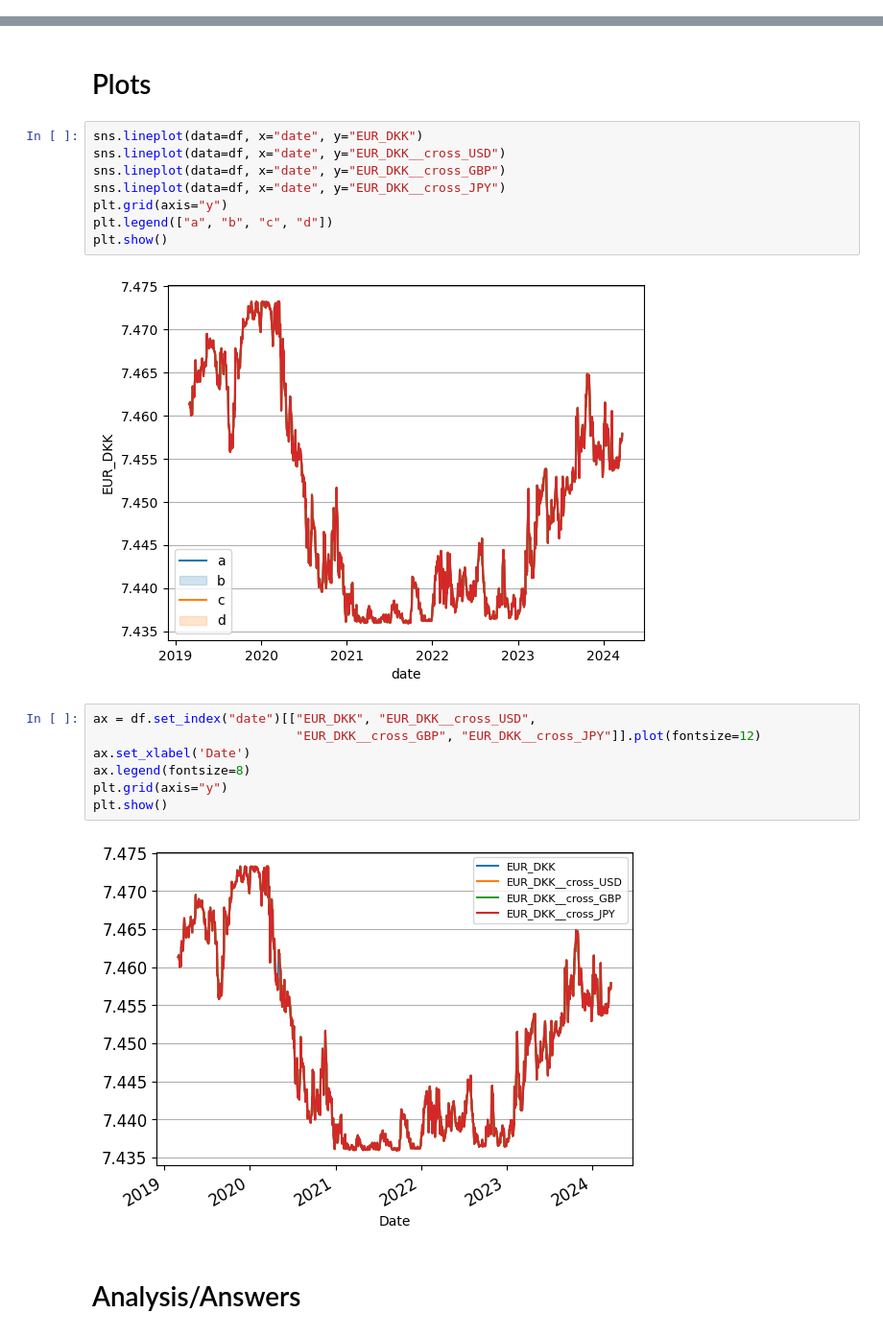
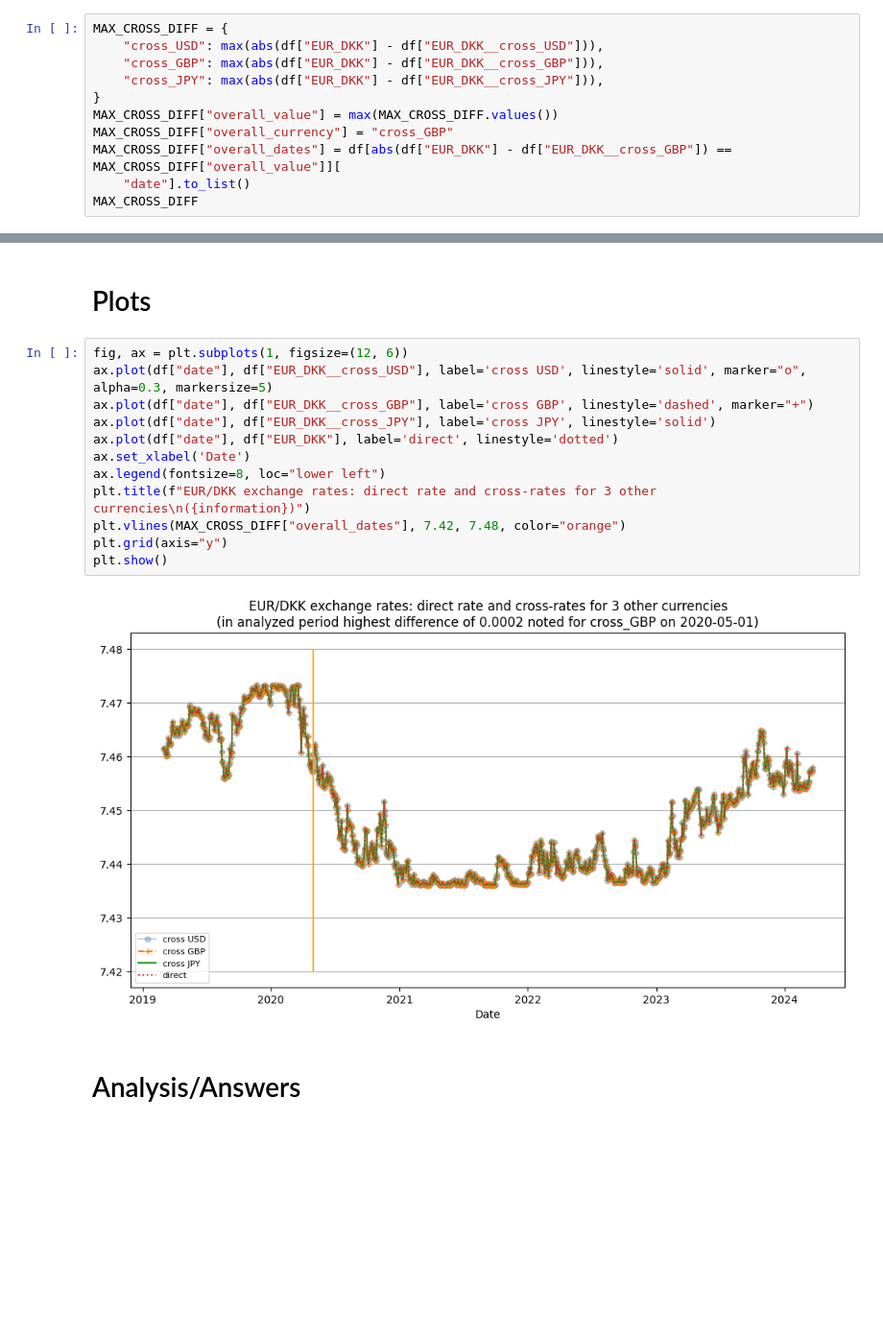
Before and after one commit to jkaniamorales/case-studies, a Jupyter notebook: src/analysis/Python_Exercise1.ipynb, the cells around one changed output, grey strips where cells are left out. Shown at 96% size. Cells and saved outputs as stored; diff of their text form; blank space fills up the shorter version.

```diff
--- a/src/analysis/Python_Exercise1.ipynb
+++ b/src/analysis/Python_Exercise1.ipynb
@@ -11,0 +25,11 @@ df = pd.read_parquet(RATES_FINAL)
+# %%
+MAX_CROSS_DIFF = {
+    "cross_USD": max(abs(df["EUR_DKK"] - df["EUR_DKK__cross_USD"])),
+    "cross_GBP": max(abs(df["EUR_DKK"] - df["EUR_DKK__cross_GBP"])),
+    "cross_JPY": max(abs(df["EUR_DKK"] - df["EUR_DKK__cross_JPY"])),
+}
+MAX_CROSS_DIFF["overall_value"] = max(MAX_CROSS_DIFF.values())
+MAX_CROSS_DIFF["overall_currency"] = "cross_GBP"
+MAX_CROSS_DIFF["overall_dates"] = df[abs(df["EUR_DKK"] - df["EUR_DKK__cross_GBP"]) == MAX_CROSS_DIFF["overall_value"]][
+    "date"].to_list()
+MAX_CROSS_DIFF
@@ -12,23 +52,18 @@ df = pd.read_parquet(RATES_FINAL)
 # %% [markdown]
 # Plots
-# %%
-sns.lineplot(data=df, x="date", y="EUR_DKK")
-sns.lineplot(data=df, x="date", y="EUR_DKK__cross_USD")
-sns.lineplot(data=df, x="date", y="EUR_DKK__cross_GBP")
-sns.lineplot(data=df, x="date", y="EUR_DKK__cross_JPY")
-plt.grid(axis="y")
-plt.legend(["a", "b", "c", "d"])
-plt.show()
-# %% [output]
-[figure, removed]
-# %%
-ax = df.set_index("date")[["EUR_DKK", "EUR_DKK__cross_USD",
-                           "EUR_DKK__cross_GBP", "EUR_DKK__cross_JPY"]].plot(fontsize=12)
-ax.set_xlabel('Date')
-ax.legend(fontsize=8)
-plt.grid(axis="y")
-plt.show()
-# %% [output]
-[figure, removed]
+# %%
+fig, ax = plt.subplots(1, figsize=(12, 6))
+ax.plot(df["date"], df["EUR_DKK__cross_USD"], label='cross USD', linestyle='solid', marker="o", alpha=0.3, markersize=5)
+ax.plot(df["date"], df["EUR_DKK__cross_GBP"], label='cross GBP', linestyle='dashed', marker="+")
+ax.plot(df["date"], df["EUR_DKK__cross_JPY"], label='cross JPY', linestyle='solid')
+ax.plot(df["date"], df["EUR_DKK"], label='direct', linestyle='dotted')
+ax.set_xlabel('Date')
+ax.legend(fontsize=8, loc="lower left")
+plt.title(f"EUR/DKK exchange rates: direct rate and cross-rates for 3 other currencies\n({information})")
+plt.vlines(MAX_CROSS_DIFF["overall_dates"], 7.42, 7.48, color="orange")
+plt.grid(axis="y")
+plt.show()
+# %% [output]
+[figure, added]
 # %% [markdown]
 # Analysis/Answers
```
Also changed, not shown: parts of 10 cells of this notebook, 4 other files.
